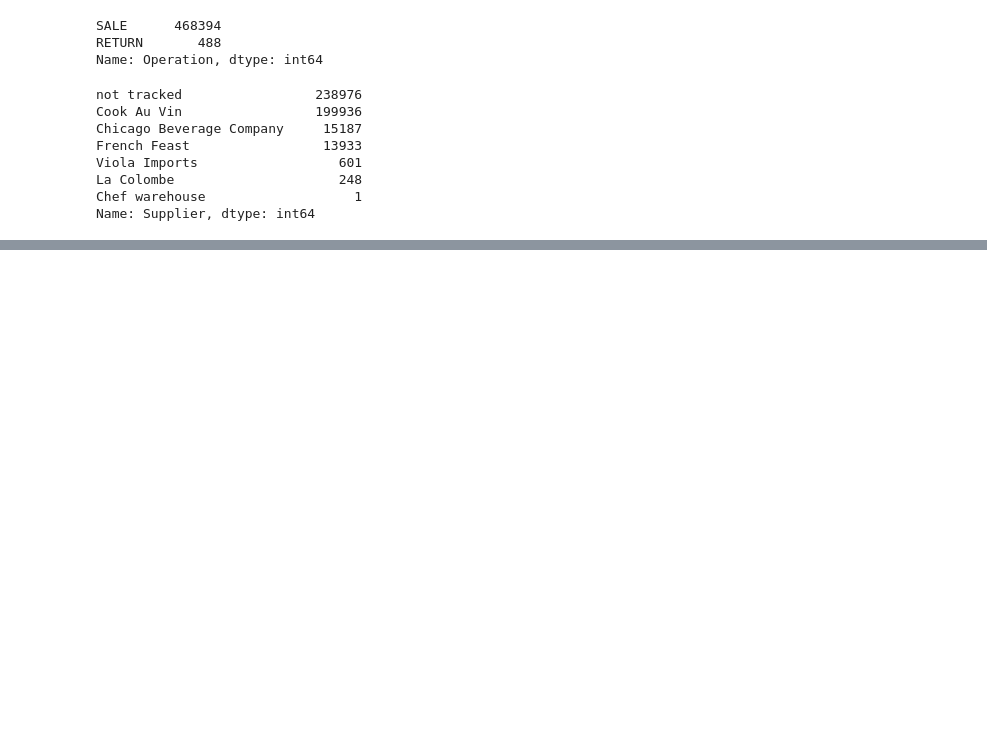
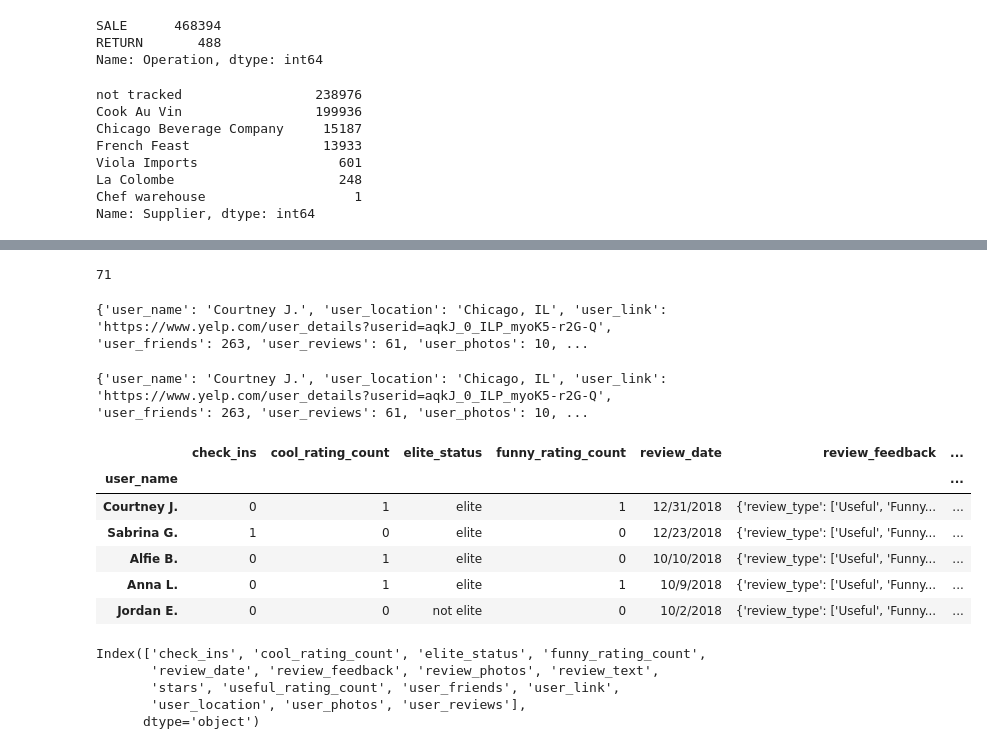
Before and after one commit to PoojaChopra123/pie_thon, a Jupyter notebook: jupyter notebooks/stacy_scratch.ipynb, the cells around one changed output, grey strips where cells are left out. Drawn from its saved outputs; the diff is of its cells as text; code cells hidden in the pictures; blank space fills up the shorter version.

```diff
--- a/jupyter notebooks/stacy_scratch.ipynb
+++ b/jupyter notebooks/stacy_scratch.ipynb
@@ -339,2 +372,38 @@ print(json.dumps(review_list, indent=4, sort_keys=True))
     }
 ]
+# %%
+len(review_list)
+# %% [output]
+71
+# %%
+print(review_list[0])
+# %% [output]
+{'user_name': 'Courtney J.', 'user_location': 'Chicago, IL', 'user_link': 'https://www.yelp.com/user_details?userid=aqkJ_0_ILP_myoK5-r2G-Q', 'user_friends': 263, 'user_reviews': 61, 'user_photos': 10, ...
+# %%
+for review in review_list:
+    counts = review['review_feedback']['review_count']
+    review['useful_rating_count'] = counts[0]
+    review['funny_rating_count'] = counts[1]
+    review['cool_rating_count'] = counts[2]
+print(review_list[0])
+# %% [output]
+{'user_name': 'Courtney J.', 'user_location': 'Chicago, IL', 'user_link': 'https://www.yelp.com/user_details?userid=aqkJ_0_ILP_myoK5-r2G-Q', 'user_friends': 263, 'user_reviews': 61, 'user_photos': 10, ...
+# %%
+review_df = pd.DataFrame(review_list).set_index('user_name')
+review_df.head()
+# %% [output]
+|  | check_ins | cool_rating_count | elite_status | funny_rating_count | review_date | review_feedback | ... |
+| user_name |  |  |  |  |  |  | ... |
+| Courtney J. | 0 | 1 | elite | 1 | 12/31/2018 | {'review_type': ['Useful', 'Funny... | ... |
+| Sabrina G. | 1 | 0 | elite | 0 | 12/23/2018 | {'review_type': ['Useful', 'Funny... | ... |
+| Alfie B. | 0 | 1 | elite | 0 | 10/10/2018 | {'review_type': ['Useful', 'Funny... | ... |
+| Anna L. | 0 | 1 | elite | 1 | 10/9/2018 | {'review_type': ['Useful', 'Funny... | ... |
+| Jordan E. | 0 | 0 | not elite | 0 | 10/2/2018 | {'review_type': ['Useful', 'Funny... | ... |
+# %%
+review_df.columns
+# %% [output]
+Index(['check_ins', 'cool_rating_count', 'elite_status', 'funny_rating_count',
+       'review_date', 'review_feedback', 'review_photos', 'review_text',
+       'stars', 'useful_rating_count', 'user_friends', 'user_link',
+       'user_location', 'user_photos', 'user_reviews'],
+      dtype='object')
```
Also changed, not shown: parts of 7 cells of this notebook, 1 other file.
